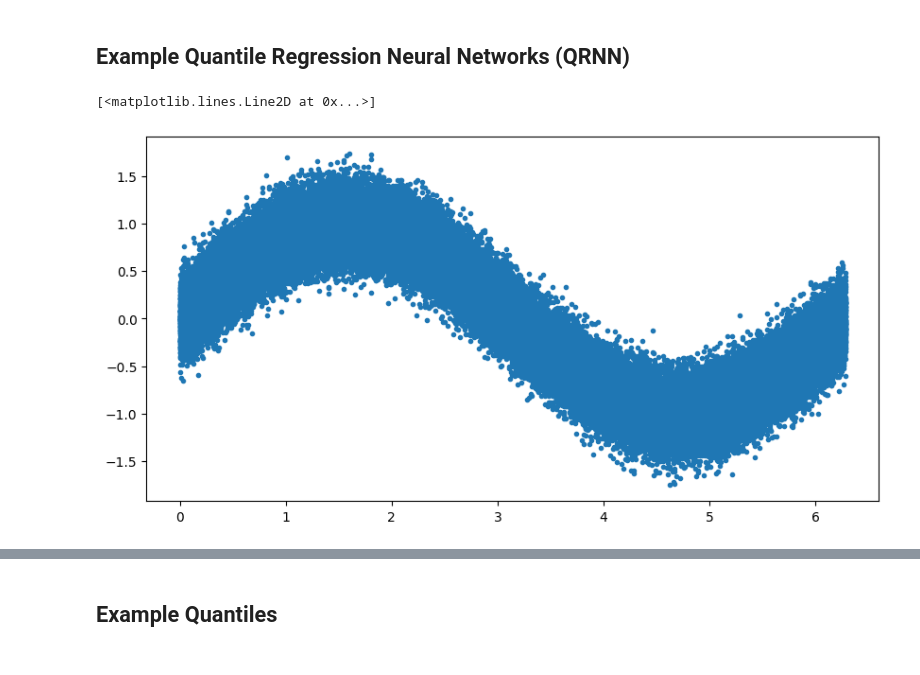
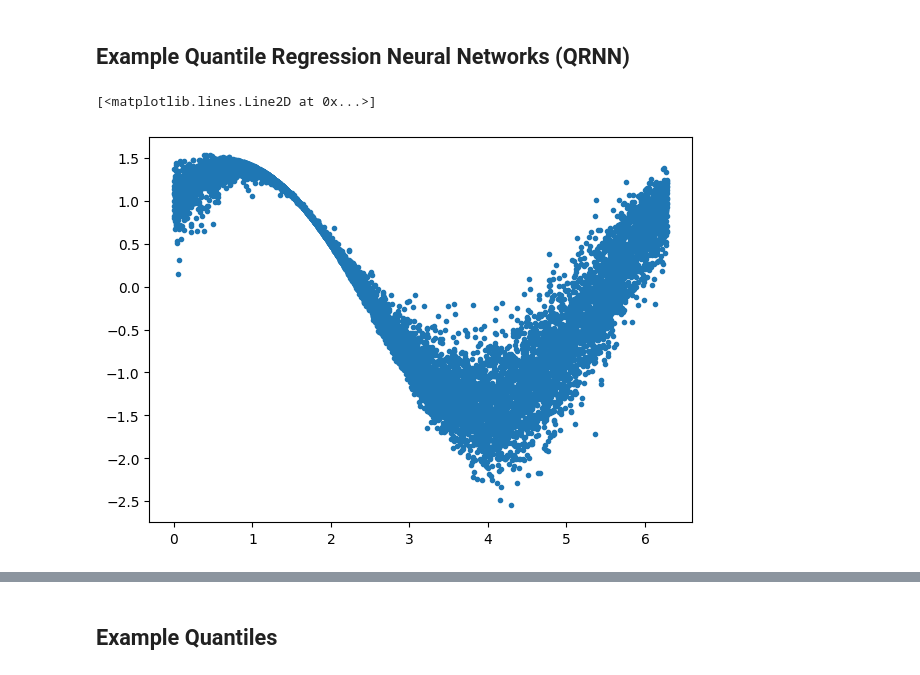
Before and after one commit to chiara-aisweden/cloud_rm, a Jupyter notebook: Cloud_rm/qrnn_example.ipynb, the cells around one changed output, grey strips where cells are left out. Drawn from its saved outputs; the diff is of its cells as text; code cells hidden in the pictures.

```diff
--- a/Cloud_rm/qrnn_example.ipynb
+++ b/Cloud_rm/qrnn_example.ipynb
@@ -143,14 +143,14 @@ plt.show()
 def draw_sample_sin(n_samps, sigma):
     x=np.random.uniform(low=0,high=2*np.pi,size=n_samps)
     noise=np.random.normal(loc=0,scale=sigma,size=n_samps)
-    y=np.sin(x)+noise
+    y=np.sin(x)+np.cos(x+noise )+noise
     return x,y
 # %%
-x,y = draw_sample_sin(100000,0.2)
+x,y = draw_sample_sin(10000,0.2)
 plt.plot(x,y,'.')
 # %% [output]
 [<matplotlib.lines.Line2D at 0x...>]
-[figure, old version]
+[figure, new version]
 # %%
 x=np.array([x]).T
 X_train, X_test, y_train, y_test=train_test_split(x,y,test_size=0.05)
```
Also changed, not shown: parts of 11 cells of this notebook, 5 other files.
